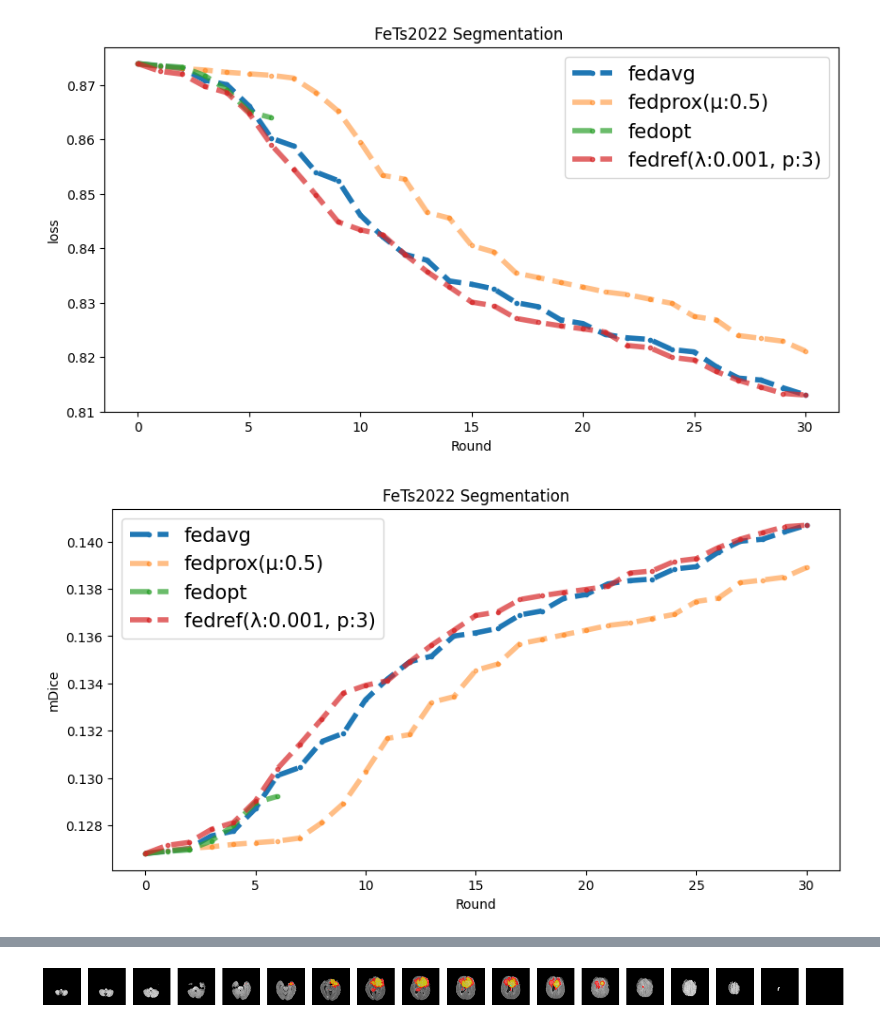
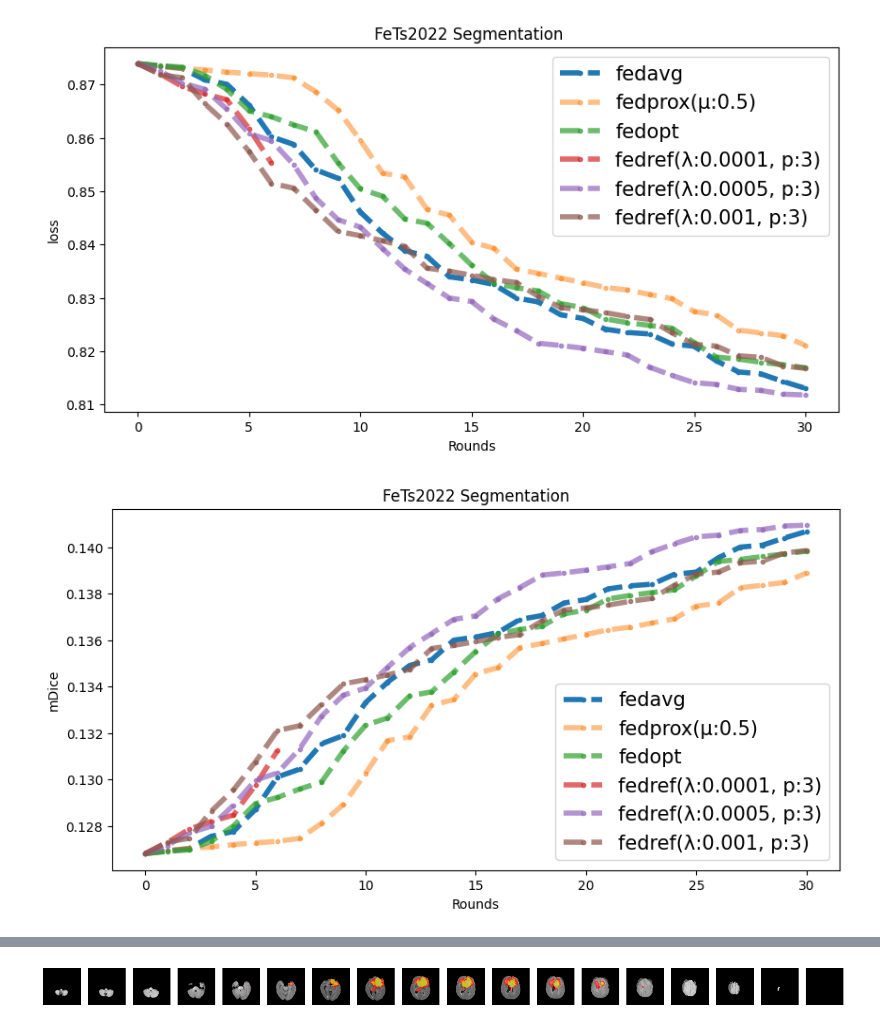
Before and after one commit to TaehwanY98/Fed-Ref, a Jupyter notebook: 3.Fets2022.ipynb, the cells around one changed output, grey strips where cells are left out. Drawn from its saved outputs; the diff is of its cells as text; code cells hidden in the pictures.

Commit message:
readme figure updated

```diff
--- a/3.Fets2022.ipynb
+++ b/3.Fets2022.ipynb
@@ -32,7 +32,7 @@ def ploting(fedavg, fedprox, fedref, title="MNIST Classification", zoom_min = 20
 
     # 메인 축 설정
     ax.set_title(title)
-    ax.set_xlabel("Round")
+    ax.set_xlabel("Rounds")
     ax.set_ylabel(metric)
     ax.legend()
     # 🔍 확대 구간 설정 (마지막 x값 근처, 예: x > 90)
@@ -67,15 +67,15 @@ def ploting(fedavg, fedprox, fedref, title="MNIST Classification", zoom_min = 20
 # %%
 fedavg = pd.read_csv("Result/fedavg/fedavg_fets.csv")
 fedprox = pd.read_csv("Result/fedprox/fedprox_fets.csv")
 fedopt = pd.read_csv("Result/fedopt/fedopt_fets.csv")
 fedref = [{**fedopt.to_dict("series"), **{"label":"fedopt"}},
-    # {**pd.read_csv("./Result/fedref/fedref_femnist_lda0.001_p3.csv").to_dict("series"), **{"label":"fedref(λ:0.0001, p:3)"}},
-    # {**pd.read_csv("./Result/fedref/fedref_femnist_lda0.005_p3.csv").to_dict("series"), **{"label":"fedref(λ:0.0005, p:3)"}},
+    {**pd.read_csv("./Result/fedref/fedref_fets_lda0.001_p3.csv").to_dict("series"), **{"label":"fedref(λ:0.0001, p:3)"}},
+    {**pd.read_csv("./Result/fedref/fedref_fets_lda0.005_p3.csv").to_dict("series"), **{"label":"fedref(λ:0.0005, p:3)"}},
     {**pd.read_csv("./Result/fedref/fedref_fets_lda0.01_p3.csv").to_dict("series"), **{"label":"fedref(λ:0.001, p:3)"}},
     ]
 ploting(fedavg, fedprox, fedref, title="FeTs2022 Segmentation ", zoom_min=20, zoom_max=25, inset=False, metric="loss", minimum_y=0.1)
 ploting(fedavg, fedprox, fedref, title="FeTs2022 Segmentation", zoom_min=20, zoom_max=25, inset=False, metric="mDice", minimum_y=0.1)
 ploting(fedavg, fedprox, fedref, title="FeTs2022 Segmentation", zoom_min=20, zoom_max=25, inset=False, metric="mHF95", minimum_y=0.1)
 # %% [output]
-[figure, old version]
+[figure, new version]
-[figure, old version]
+[figure, new version]
```
Also changed, not shown: parts of 1 cell of this notebook, 8 other files.
